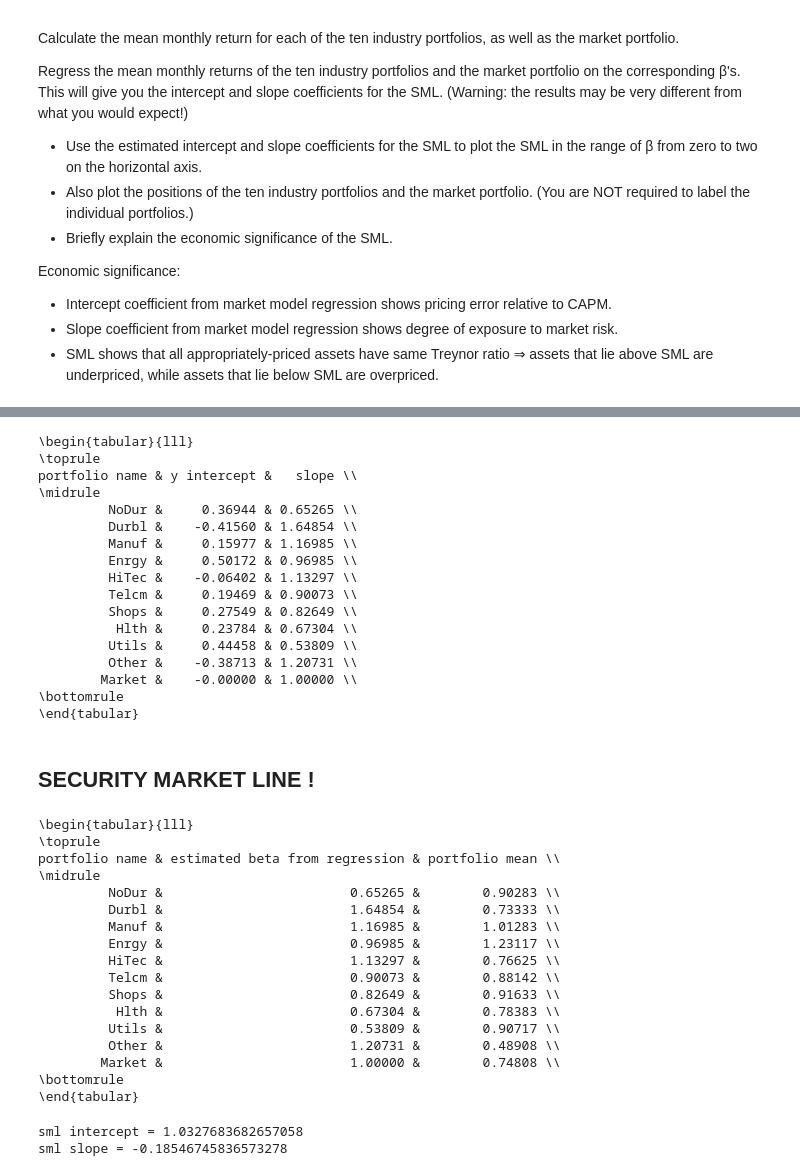
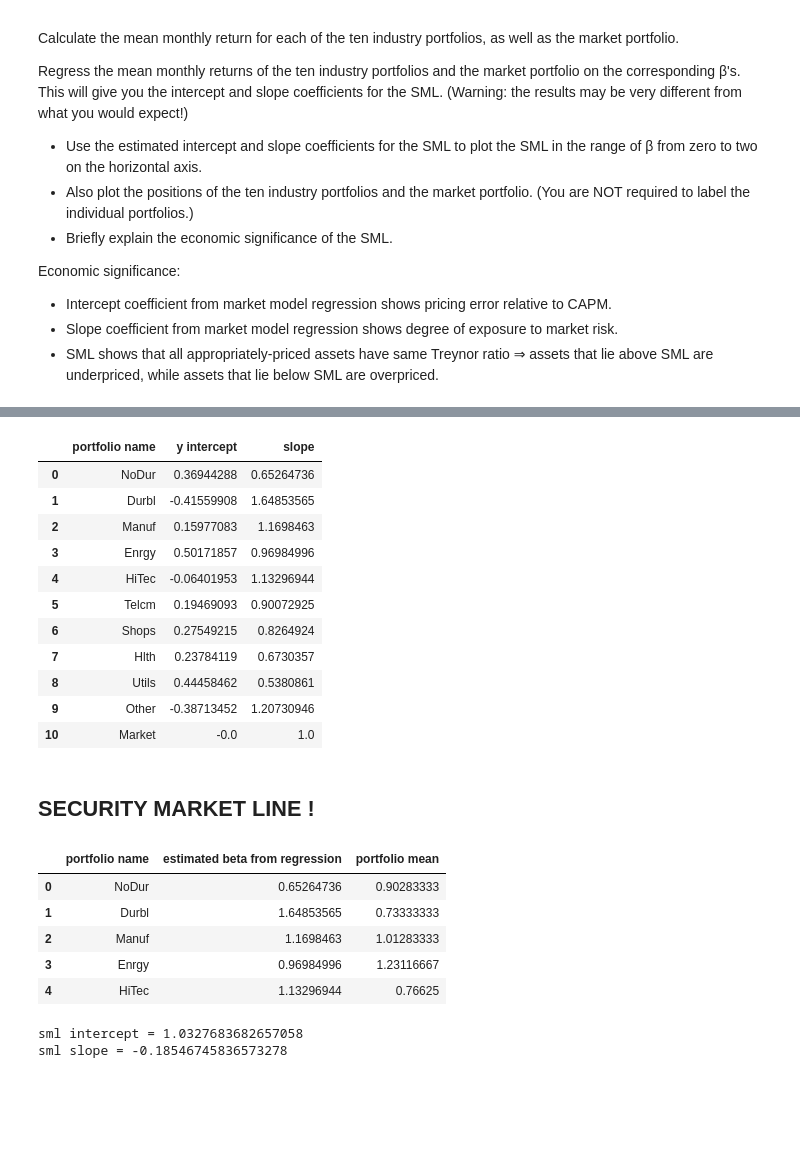
Before and after one commit to kilowiski/qf600, a Jupyter notebook: assignment_2/assignment2.ipynb, the cells around one changed output, grey strips where cells are left out. Cells and saved outputs as stored; diff of their text form; code cells hidden in the pictures; blank space fills up the shorter version.

```diff
--- a/assignment_2/assignment2.ipynb
+++ b/assignment_2/assignment2.ipynb
@@ -55,34 +82,29 @@ for n, portfolio in enumerate(concated_excess_df.columns):
 # %%
 # regression result output
 regression_result = np.column_stack((concated_excess_df.columns, market_model_result))
 regression_result_df = pd.DataFrame(regression_result).rename(
     columns={0: "portfolio name", 1: "y intercept", 2: "slope"}
 )
 regression_result_df
-print(
-    regression_result_df.to_latex(
-        index=False,
-        float_format="{:.5f}".format,
-    )
-)
+# print(
+#    regression_result_df.to_latex(
+#        index=False,
+#        float_format="{:.5f}".format,
+#    )
+# )
 # %% [output]
-\begin{tabular}{lll}
-\toprule
-portfolio name & y intercept &   slope \\
-\midrule
-         NoDur &     0.36944 & 0.65265 \\
-         Durbl &    -0.41560 & 1.64854 \\
-         Manuf &     0.15977 & 1.16985 \\
-         Enrgy &     0.50172 & 0.96985 \\
-         HiTec &    -0.06402 & 1.13297 \\
-         Telcm &     0.19469 & 0.90073 \\
-         Shops &     0.27549 & 0.82649 \\
-          Hlth &     0.23784 & 0.67304 \\
-         Utils &     0.44458 & 0.53809 \\
-         Other &    -0.38713 & 1.20731 \\
-        Market &    -0.00000 & 1.00000 \\
-\bottomrule
-\end{tabular}
+|  | portfolio name | y intercept | slope |
+| 0 | NoDur | 0.36944288 | 0.65264736 |
+| 1 | Durbl | -0.41559908 | 1.64853565 |
+| 2 | Manuf | 0.15977083 | 1.1698463 |
+| 3 | Enrgy | 0.50171857 | 0.96984996 |
+| 4 | HiTec | -0.06401953 | 1.13296944 |
+| 5 | Telcm | 0.19469093 | 0.90072925 |
+| 6 | Shops | 0.27549215 | 0.8264924 |
+| 7 | Hlth | 0.23784119 | 0.6730357 |
+| 8 | Utils | 0.44458462 | 0.5380861 |
+| 9 | Other | -0.38713452 | 1.20730946 |
+| 10 | Market | -0.0 | 1.0 |
 # %% [markdown]
 ## SECURITY MARKET LINE ! ##
 # %%
@@ -101,31 +123,20 @@ sml_data_df = pd.DataFrame(sml_data).rename(
         2: "portfolio mean",
     }
 )
-sml_data_df
-print(
-    sml_data_df.to_latex(
-        index=False,
-        float_format="{:.5f}".format,
-    )
-)
+sml_data_df.head()
+# print(
+#    sml_data_df.to_latex(
+#        index=False,
+#        float_format="{:.5f}".format,
+#    )
+# )
 # %% [output]
-\begin{tabular}{lll}
-\toprule
-portfolio name & estimated beta from regression & portfolio mean \\
-\midrule
-         NoDur &                        0.65265 &        0.90283 \\
-         Durbl &                        1.64854 &        0.73333 \\
-         Manuf &                        1.16985 &        1.01283 \\
-         Enrgy &                        0.96985 &        1.23117 \\
-         HiTec &                        1.13297 &        0.76625 \\
-         Telcm &                        0.90073 &        0.88142 \\
-         Shops &                        0.82649 &        0.91633 \\
-          Hlth &                        0.67304 &        0.78383 \\
-         Utils &                        0.53809 &        0.90717 \\
-         Other &                        1.20731 &        0.48908 \\
-        Market &                        1.00000 &        0.74808 \\
-\bottomrule
-\end{tabular}
+|  | portfolio name | estimated beta from regression | portfolio mean |
+| 0 | NoDur | 0.65264736 | 0.90283333 |
+| 1 | Durbl | 1.64853565 | 0.73333333 |
+| 2 | Manuf | 1.1698463 | 1.01283333 |
+| 3 | Enrgy | 0.96984996 | 1.23116667 |
+| 4 | HiTec | 1.13296944 | 0.76625 |
 # %%
 # regression for SML
 sml_x = list(sml_data_df["estimated beta from regression"].to_numpy())
```
Also changed, not shown: parts of 3 cells of this notebook.
